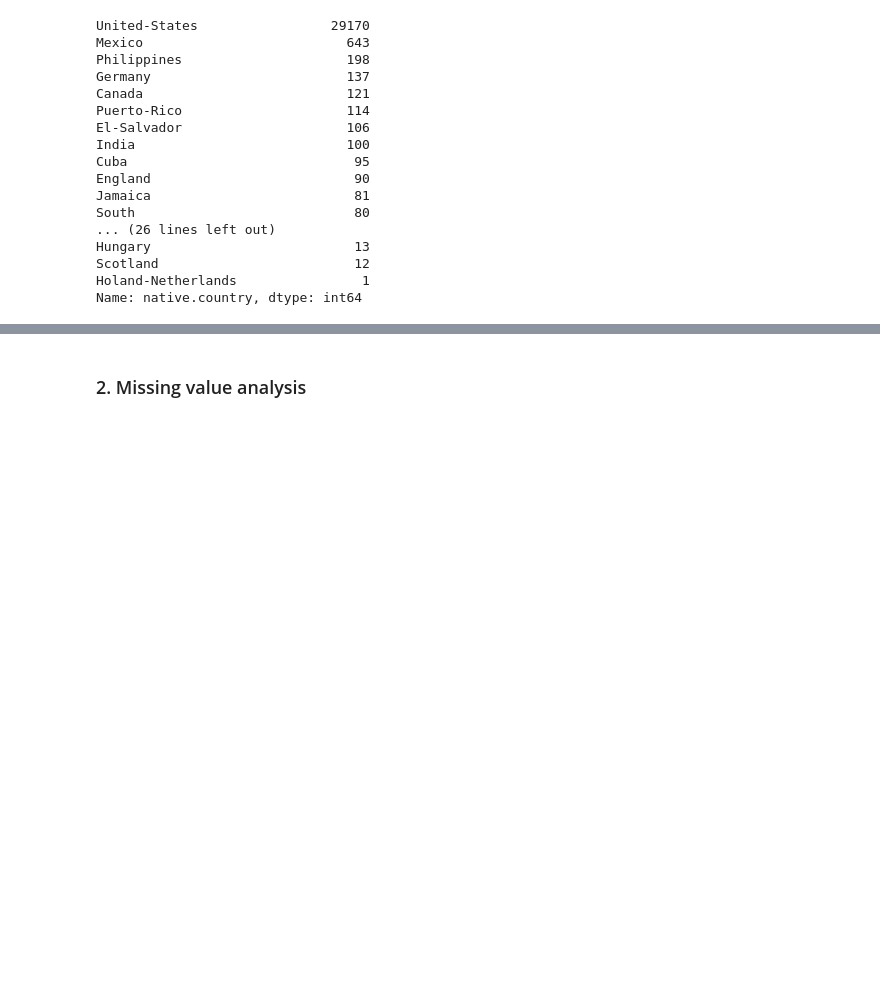
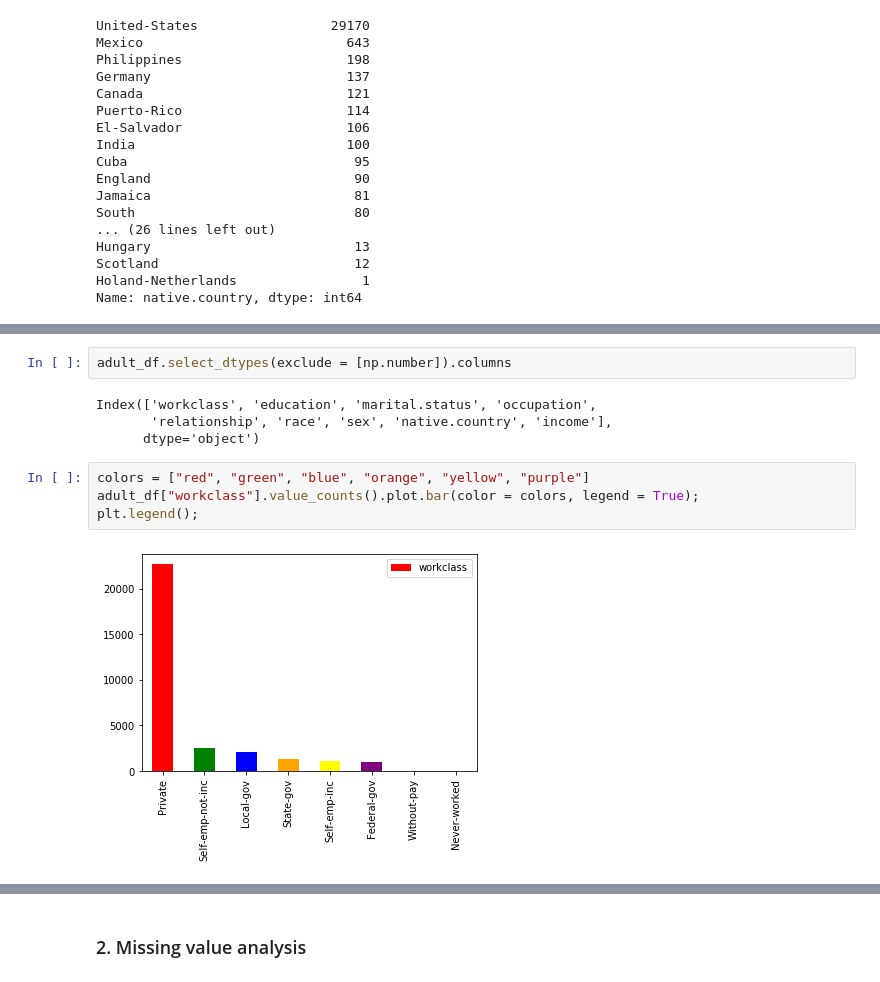
Before and after one commit to manisha9608/census-income-data-prediction, a Jupyter notebook: que1/Census Income data analysis.ipynb, the cells around one changed output, grey strips where cells are left out. Saved outputs shown, nothing was run; the diff lists cells and outputs as text; blank space fills up the shorter version.

```diff
--- a/que1/Census Income data analysis.ipynb
+++ b/que1/Census Income data analysis.ipynb
@@ -355,0 +371,12 @@ Name: native.country, dtype: int64
+# %%
+adult_df.select_dtypes(exclude = [np.number]).columns
+# %% [output]
+Index(['workclass', 'education', 'marital.status', 'occupation',
+       'relationship', 'race', 'sex', 'native.country', 'income'],
+      dtype='object')
+# %%
+colors = ["red", "green", "blue", "orange", "yellow", "purple"]
+adult_df["workclass"].value_counts().plot.bar(color = colors, legend = True);
+plt.legend();
+# %% [output]
+[figure, added]
```
Also changed, not shown: parts of 33 cells of this notebook.
